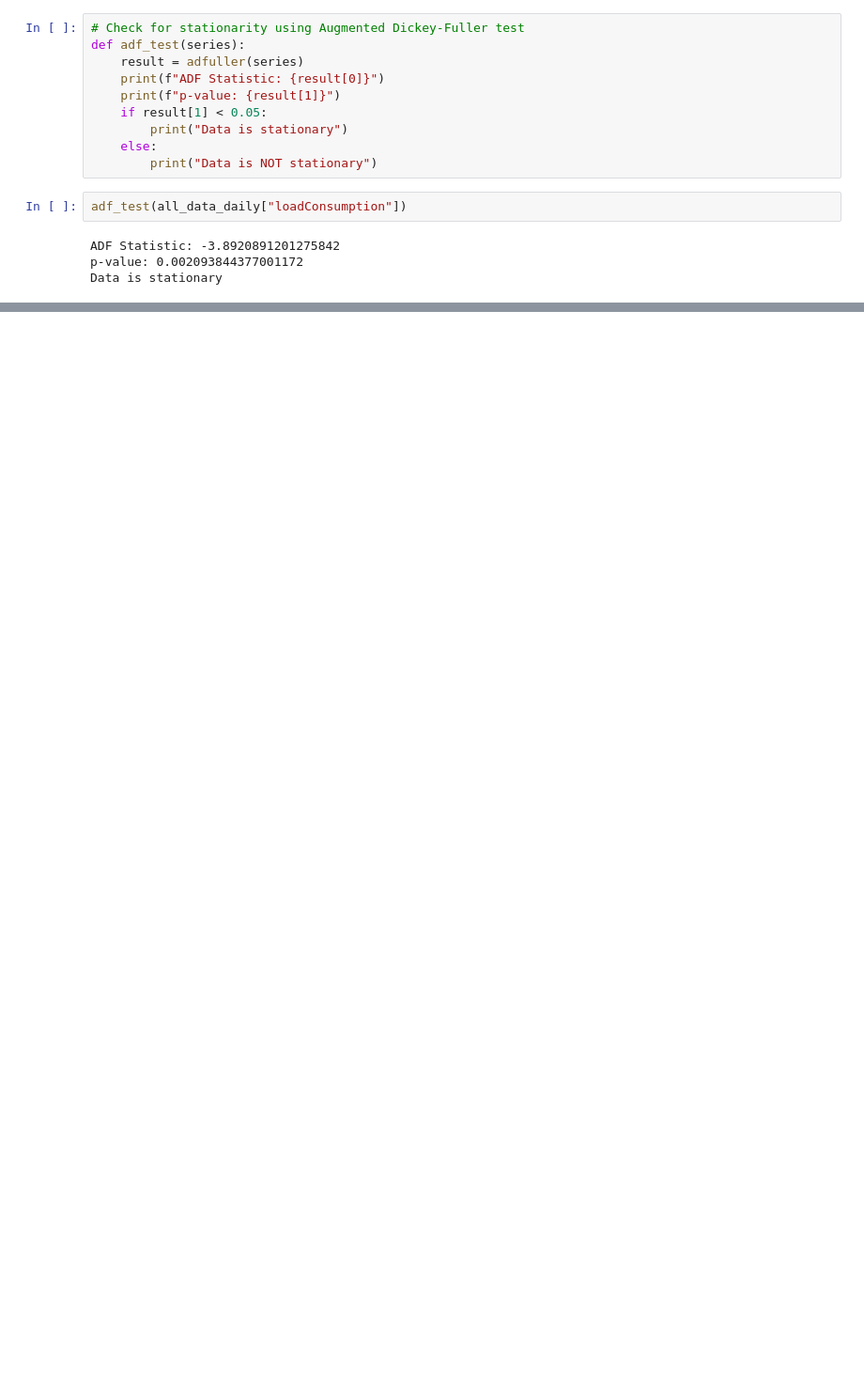
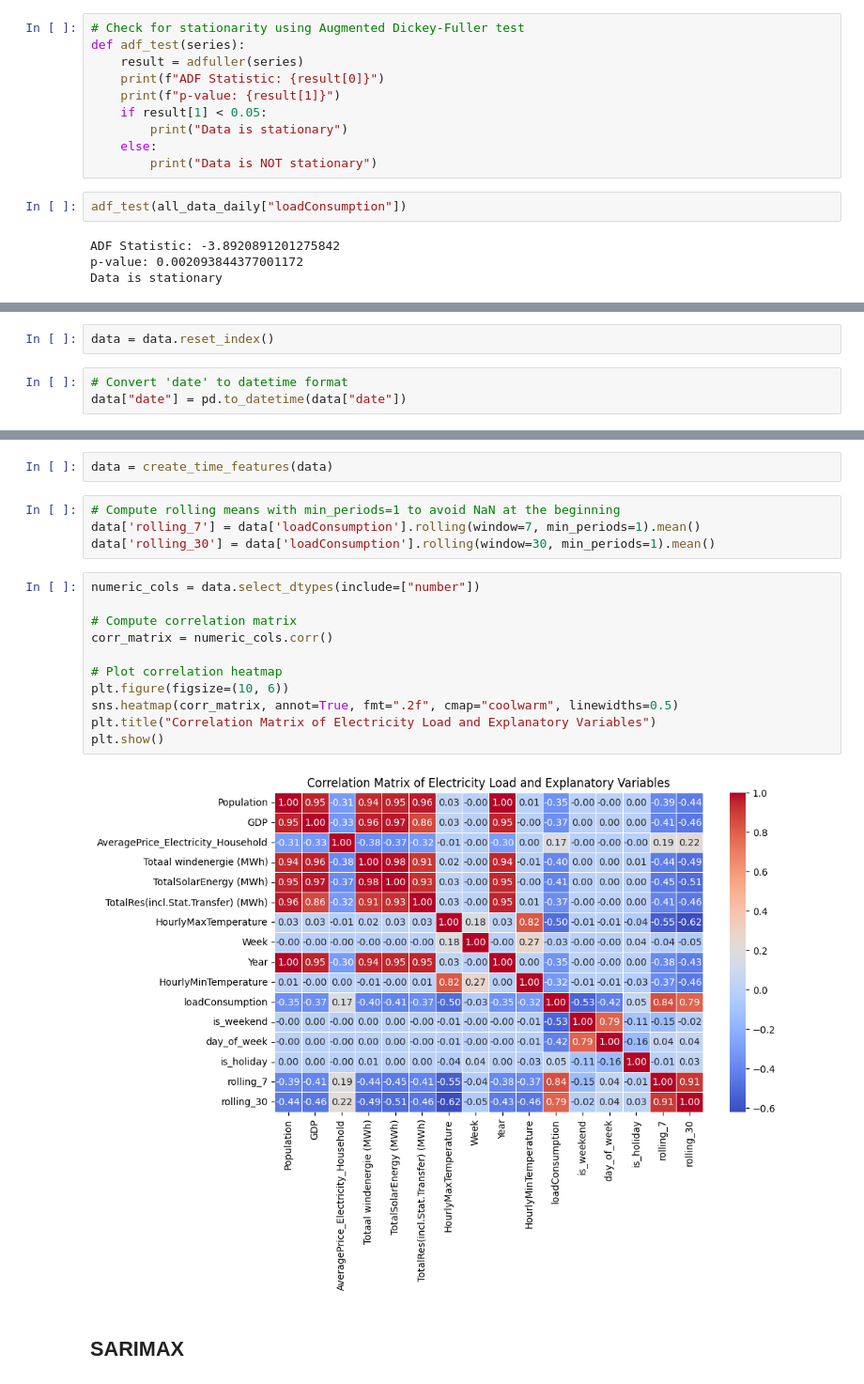
Before and after one commit to Carlos1971Salud/Hybrid-Forecasting-for-Sustainable-Electricity-Demand-in-The-Netherlands-Using-SARIMAX-SARIMAX-LSTM, a Jupyter notebook: Final_models.ipynb, the cells around one changed output, grey strips where cells are left out. Shown at 94% size. Cells and saved outputs as stored; diff of their text form; blank space fills up the shorter version.

```diff
--- a/Final_models.ipynb
+++ b/Final_models.ipynb
@@ -50,0 +119,5 @@ Data is stationary
+# %%
+data = data.reset_index()
+# %%
+# Convert 'date' to datetime format
+data["date"] = pd.to_datetime(data["date"])
@@ -50,0 +165,21 @@ Data is stationary
+# %%
+data = create_time_features(data)
+# %%
+# Compute rolling means with min_periods=1 to avoid NaN at the beginning
+data['rolling_7'] = data['loadConsumption'].rolling(window=7, min_periods=1).mean()
+data['rolling_30'] = data['loadConsumption'].rolling(window=30, min_periods=1).mean()
+# %%
+numeric_cols = data.select_dtypes(include=["number"])
+
+# Compute correlation matrix
+corr_matrix = numeric_cols.corr()
+
+# Plot correlation heatmap
+plt.figure(figsize=(10, 6))
+sns.heatmap(corr_matrix, annot=True, fmt=".2f", cmap="coolwarm", linewidths=0.5)
+plt.title("Correlation Matrix of Electricity Load and Explanatory Variables")
+plt.show()
+# %% [output]
+[figure, added]
+# %% [markdown]
+## SARIMAX
```
Also changed, not shown: parts of 79 cells of this notebook, 3 other files.
